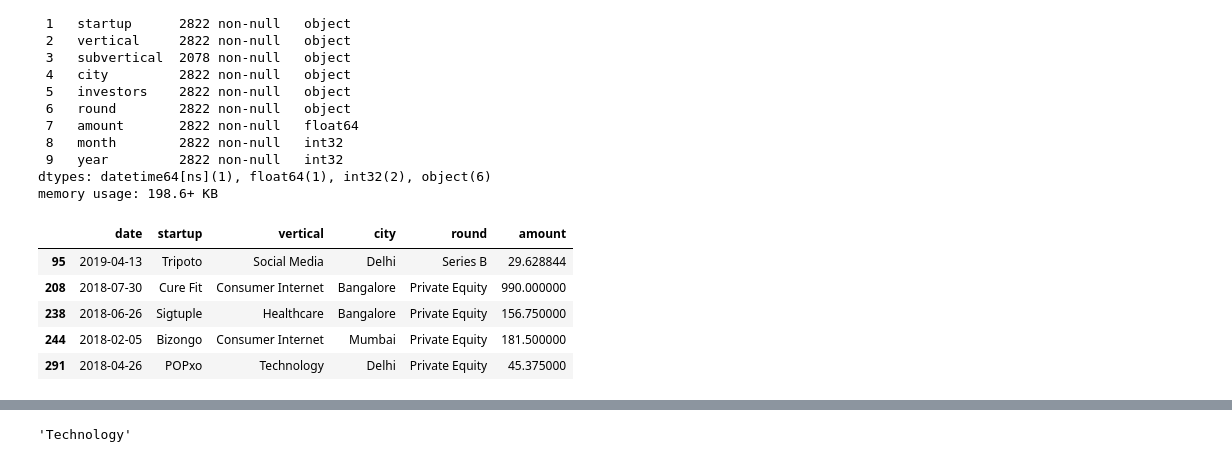
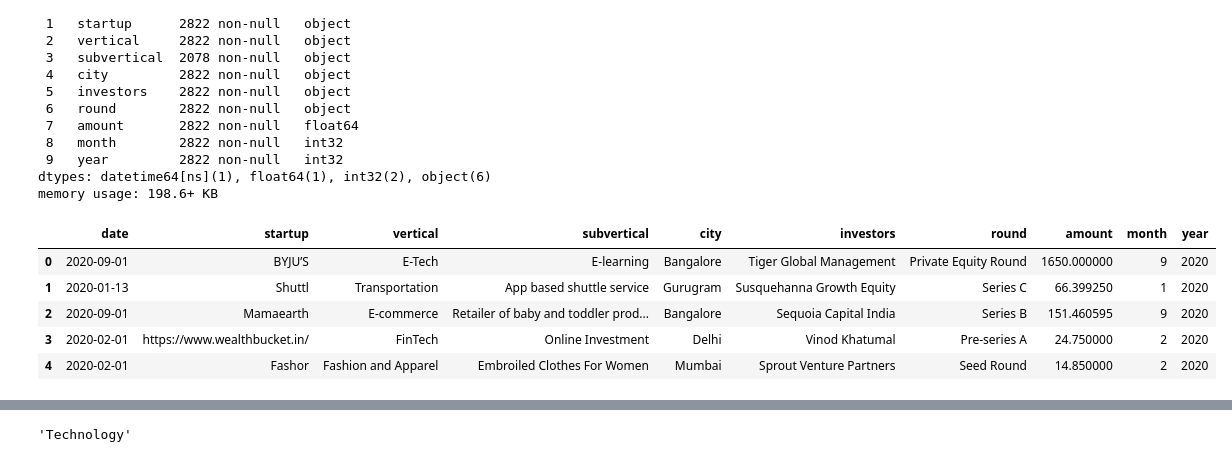
Before and after one commit to nikunj-debug/Streamlit_Startup_Analysis, a Jupyter notebook: Untitled.ipynb, the cells around one changed output, grey strips where cells are left out. Drawn from its saved outputs; the diff is of its cells as text; code cells hidden in the pictures.

```diff
--- a/Untitled.ipynb
+++ b/Untitled.ipynb
@@ -2,9 +2,9 @@
 import pandas as pd
 # %%
 startup=pd.read_csv('startup_cleaned.csv')
-startup['city'].replace({'Bengaluru':'Bangalore'},inplace=True)
-startup['city'].replace({'New Delhi':'Delhi',},inplace=True)
-startup['city'].replace({'Gurgaon':'Gurugram'},inplace=True)
+startup['city'] = startup['city'].replace({'Bengaluru': 'Bangalore', 'Gurgaon': 'Gurugram', 'New Delhi': 'Delhi'})
 startup['date'] = pd.to_datetime(startup['date'],errors='coerce')
 startup['month'] = startup['date'].dt.month
 startup['year'] = startup['date'].dt.year
+startup['startup']=startup['startup'].replace({'Flipkart.com':'Flipkart','Ola Cabs':'Ola','Olacabs':'Ola','Rapido Bike Taxi':'Rapido','Oyo Rooms':'OYO Rooms'})
+startup['investors']=startup['investors'].replace({'SoftBank Group':'Softbank'})
@@ -38,11 +31,11 @@ memory usage: 198.6+ KB
 # %%
 df = startup[startup['investors'].str.contains('IDG')][['date', 'startup', 'vertical', 'city', 'round', 'amount']]
 # %%
-df.head()
+startup.head()
 # %% [output]
-|  | date | startup | vertical | city | round | amount |
-| 95 | 2019-04-13 | Tripoto | Social Media | Delhi | Series B | 29.628844 |
-| 208 | 2018-07-30 | Cure Fit | Consumer Internet | Bangalore | Private Equity | 990.000000 |
-| 238 | 2018-06-26 | Sigtuple | Healthcare | Bangalore | Private Equity | 156.750000 |
-| 244 | 2018-02-05 | Bizongo | Consumer Internet | Mumbai | Private Equity | 181.500000 |
-| 291 | 2018-04-26 | POPxo | Technology | Delhi | Private Equity | 45.375000 |
+|  | date | startup | vertical | subvertical | city | investors | round | amount | month | year |
+| 0 | 2020-09-01 | BYJU’S | E-Tech | E-learning | Bangalore | Tiger Global Management | Private Equity Round | 1650.000000 | 9 | 2020 |
+| 1 | 2020-01-13 | Shuttl | Transportation | App based shuttle service | Gurugram | Susquehanna Growth Equity | Series C | 66.399250 | 1 | 2020 |
+| 2 | 2020-09-01 | Mamaearth | E-commerce | Retailer of baby and toddler prod... | Bangalore | Sequoia Capital India | Series B | 151.460595 | 9 | 2020 |
+| 3 | 2020-02-01 | https://www.wealthbucket.in/ | FinTech | Online Investment | Delhi | Vinod Khatumal | Pre-series A | 24.750000 | 2 | 2020 |
+| 4 | 2020-02-01 | Fashor | Fashion and Apparel | Embroiled Clothes For Women | Mumbai | Sprout Venture Partners | Seed Round | 14.850000 | 2 | 2020 |
```
Also changed, not shown: parts of 14 cells of this notebook.
